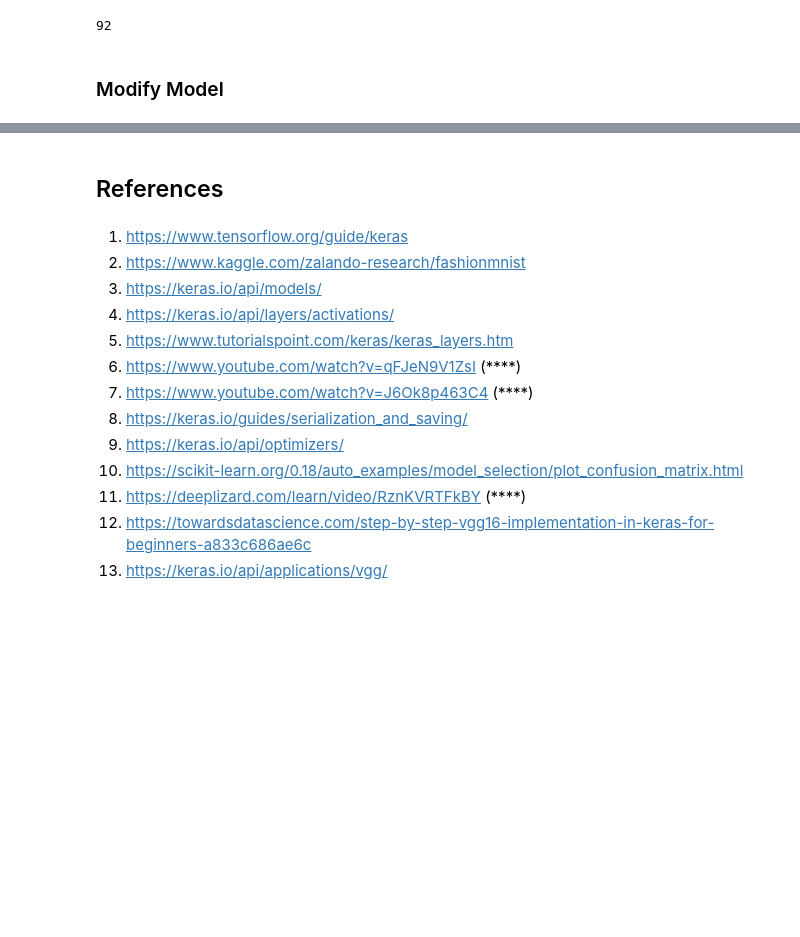
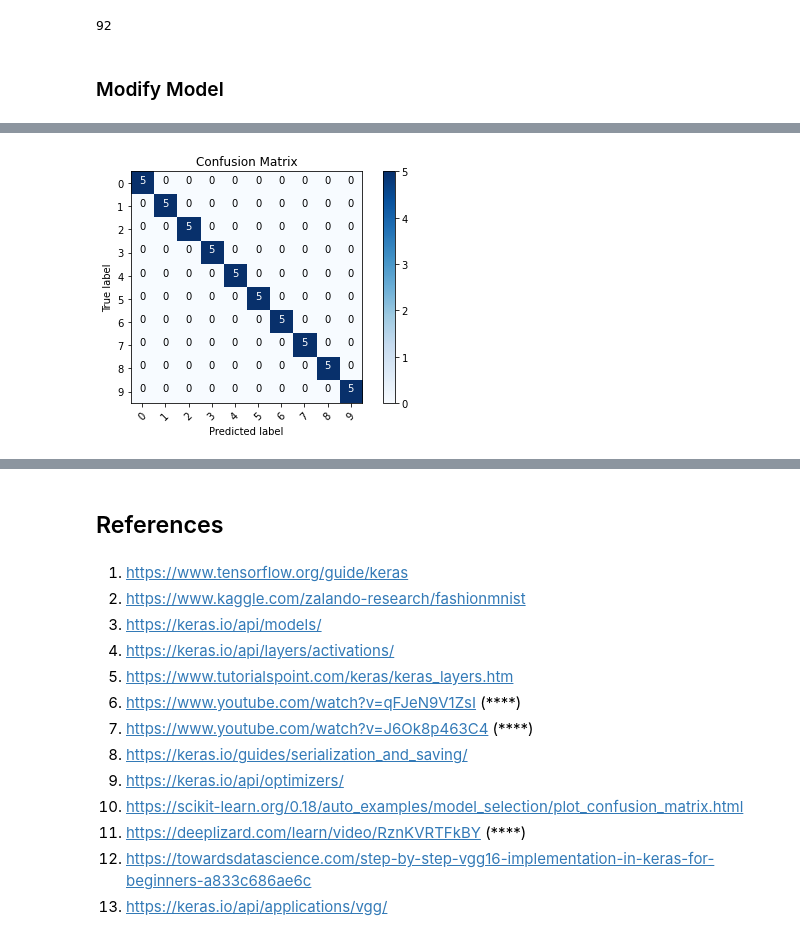
Before and after one commit to mabj/spikes, a Jupyter notebook: keras/keras_notes.ipynb, the cells around one changed output, grey strips where cells are left out. Cells and saved outputs as stored; diff of their text form; code cells hidden in the pictures; blank space fills up the shorter version.

```diff
--- a/keras/keras_notes.ipynb
+++ b/keras/keras_notes.ipynb
@@ -905,0 +908,3 @@ Epoch 30/30
+# %%
+test_labels = test_batches.classes
+test_labels
@@ -905,0 +915,4 @@ Epoch 30/30
+# %%
+predictions = model.predict(x=test_batches, verbose=0)
+# %%
+cm = confusion_matrix(y_true=test_labels, y_pred=predictions.argmax(axis=1))
@@ -905,0 +932,5 @@ Epoch 30/30
+# %%
+cm_plot_labels = list(test_batches.class_indices.keys())
+plot_confusion_matrix(cm=cm, classes=cm_plot_labels, title="Confusion Matrix")
+# %% [output]
+[figure, added]
```
Also changed, not shown: parts of 38 cells of this notebook, 3 other files.
